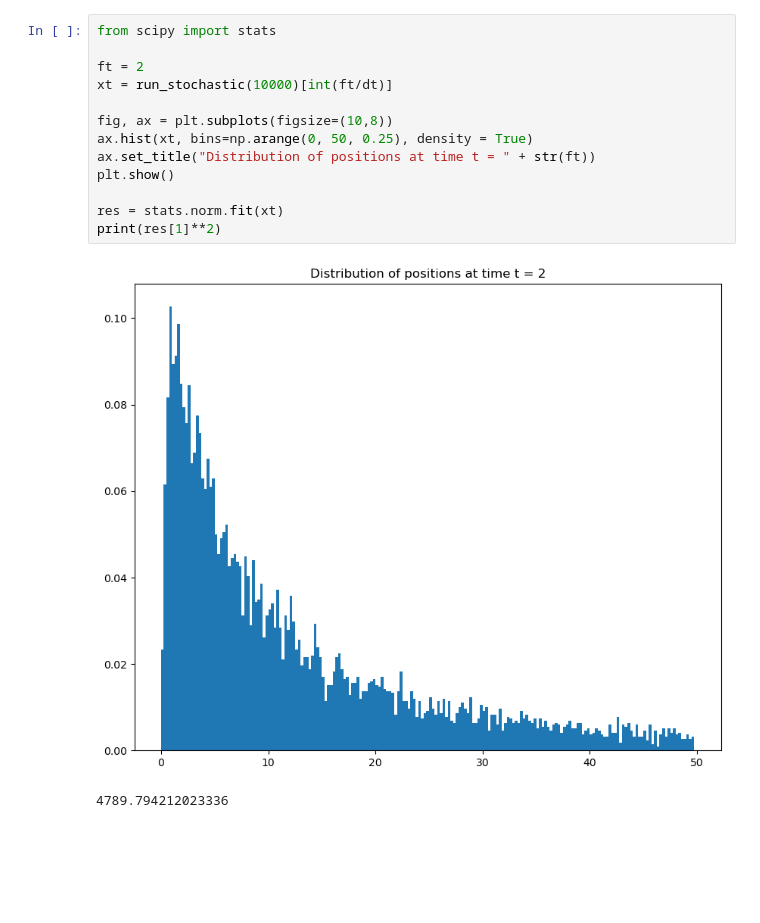
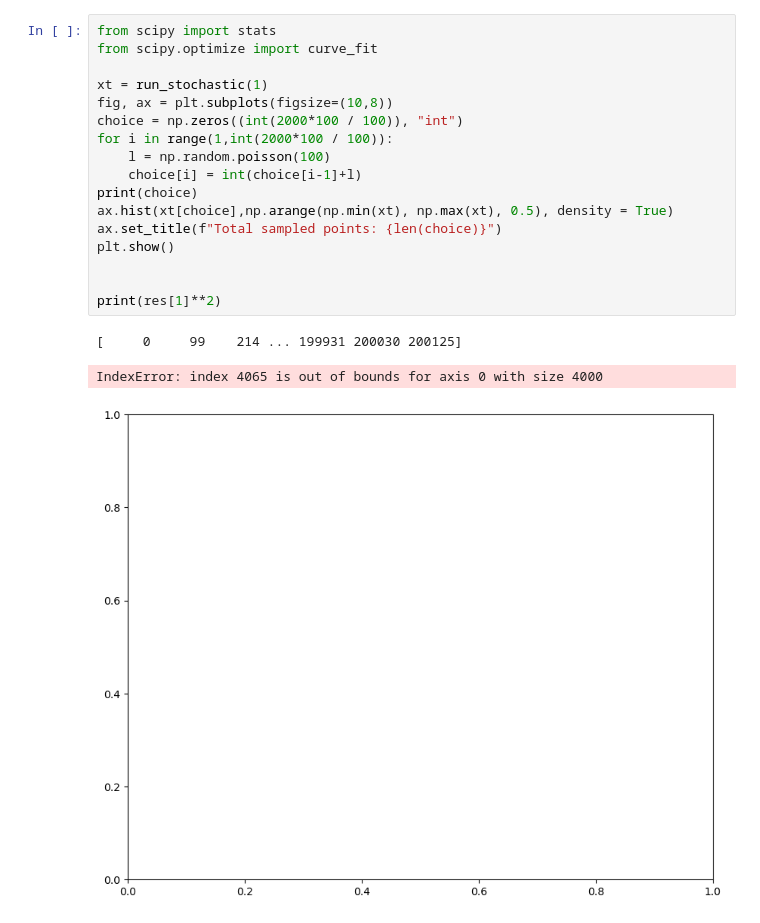
Before and after one commit to lorenzorizzi17/LaboratoryOfComputationalPhysics_Y7, a Jupyter notebook: tmp.ipynb, the cells around one changed output. Drawn from its saved outputs; the diff is of its cells as text; blank space fills up the shorter version.

```diff
--- a/tmp.ipynb
+++ b/tmp.ipynb
@@ -32,16 +85,21 @@ plt.show()
 # %%
 from scipy import stats
+from scipy.optimize import curve_fit
 
-ft = 2
-xt = run_stochastic(10000)[int(ft/dt)]
-
+xt = run_stochastic(1)
 fig, ax = plt.subplots(figsize=(10,8))
-ax.hist(xt, bins=np.arange(0, 50, 0.25), density = True)
-ax.set_title("Distribution of positions at time t = " + str(ft))
+choice = np.zeros((int(2000*100 / 100)), "int")
+for i in range(1,int(2000*100 / 100)):
+    l = np.random.poisson(100)
+    choice[i] = int(choice[i-1]+l)
+print(choice)
+ax.hist(xt[choice],np.arange(np.min(xt), np.max(xt), 0.5), density = True)
+ax.set_title(f"Total sampled points: {len(choice)}")
 plt.show()
 
-res = stats.norm.fit(xt)
+
 print(res[1]**2)
 # %% [output]
+[     0     99    214 ... 199931 200030 200125]
+IndexError: index 4065 is out of bounds for axis 0 with size 4000
-[figure, old version]
+[figure, new version]
-4789.794212023336
```
Also changed, not shown: parts of 1 cell of this notebook, 55 other files.
